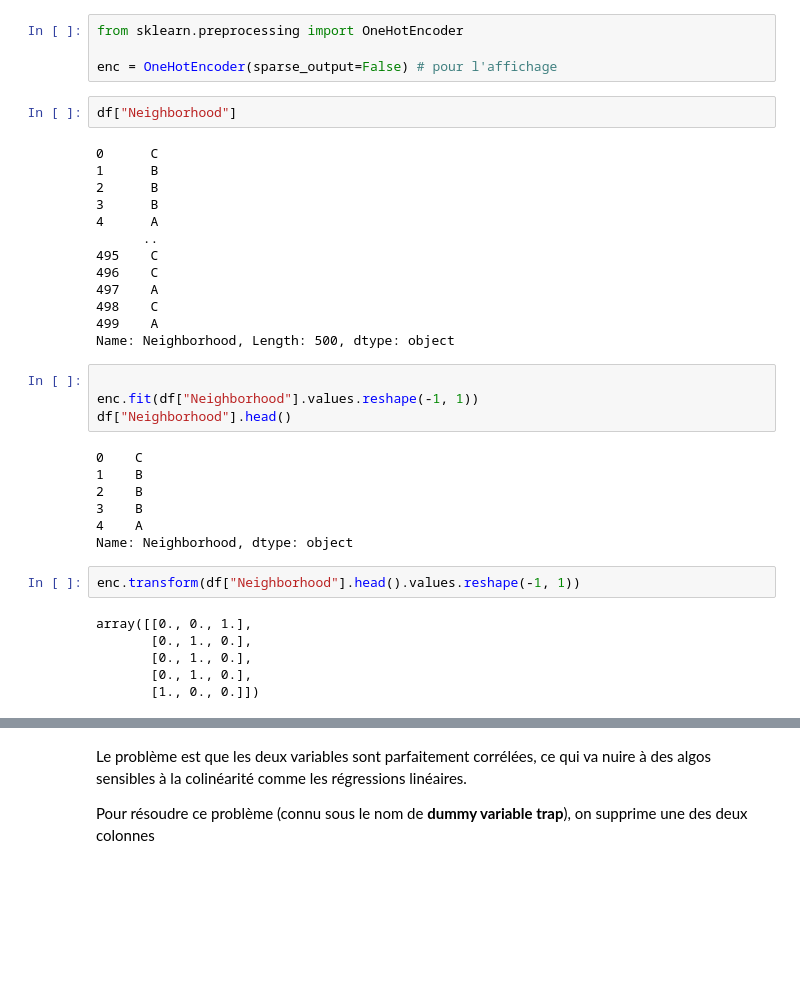
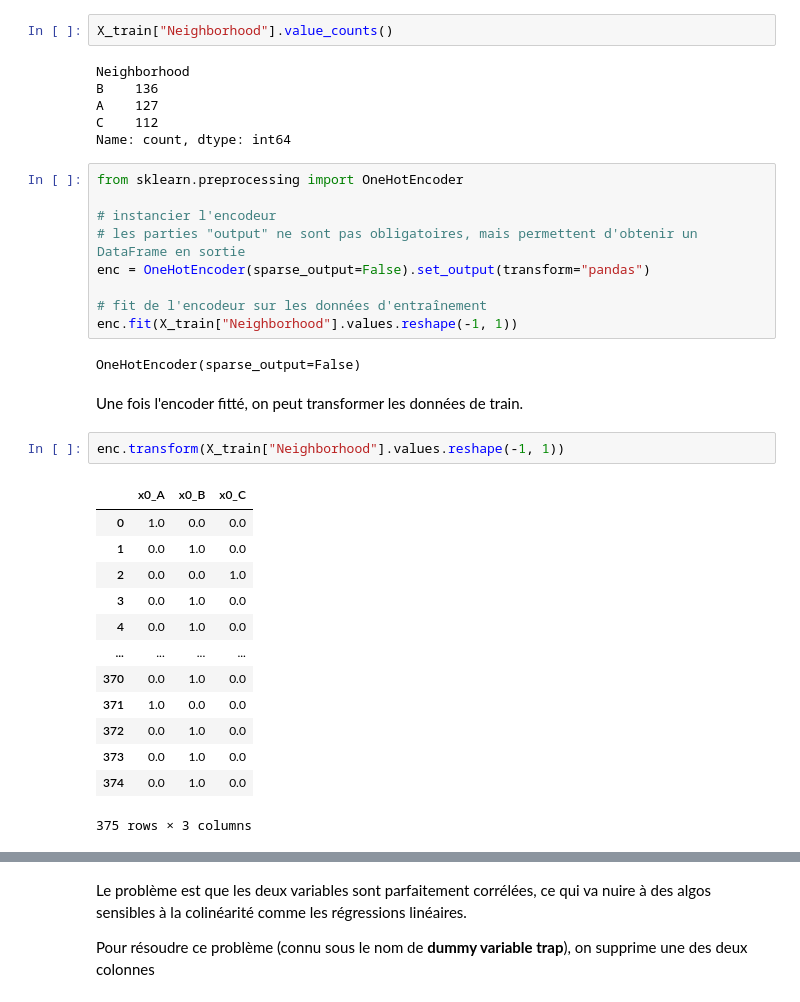
Before and after one commit to basile-desjuzeur/albert_school_ml2, a Jupyter notebook: 1. ML pipeline/5.encodings.ipynb, the cells around one changed output, grey strips where cells are left out. Saved outputs shown, nothing was run; the diff lists cells and outputs as text; blank space fills up the shorter version.

```diff
--- a/1. ML pipeline/5.encodings.ipynb
+++ b/1. ML pipeline/5.encodings.ipynb
@@ -77,38 +86,37 @@ Ici nous avons différents cas de figures : les colonnes peuvent avoir deux vale
+# %%
+X_train["Neighborhood"].value_counts()
+# %% [output]
+Neighborhood
+B    136
+A    127
+C    112
+Name: count, dtype: int64
 # %%
 from sklearn.preprocessing import OneHotEncoder
 
-enc = OneHotEncoder(sparse_output=False) # pour l'affichage
+# instancier l'encodeur
+# les parties "output" ne sont pas obligatoires, mais permettent d'obtenir un DataFrame en sortie
+enc = OneHotEncoder(sparse_output=False).set_output(transform="pandas")
+
+# fit de l'encodeur sur les données d'entraînement
+enc.fit(X_train["Neighborhood"].values.reshape(-1, 1))
+# %% [output]
+OneHotEncoder(sparse_output=False)
-# %%
-df["Neighborhood"]
-# %% [output]
-0      C
-1      B
-2      B
-3      B
-4      A
-      ..
-495    C
-496    C
-497    A
-498    C
-499    A
-Name: Neighborhood, Length: 500, dtype: object
-# %%
-
-enc.fit(df["Neighborhood"].values.reshape(-1, 1))
-df["Neighborhood"].head()
-# %% [output]
-0    C
-1    B
-2    B
-3    B
-4    A
-Name: Neighborhood, dtype: object
+# %% [markdown]
+Une fois l'encoder fitté, on peut transformer les données de train.
 # %%
-enc.transform(df["Neighborhood"].head().values.reshape(-1, 1))
+enc.transform(X_train["Neighborhood"].values.reshape(-1, 1))
 # %% [output]
+|  | x0_A | x0_B | x0_C |
+| 0 | 1.0 | 0.0 | 0.0 |
+| 1 | 0.0 | 1.0 | 0.0 |
+| 2 | 0.0 | 0.0 | 1.0 |
+| 3 | 0.0 | 1.0 | 0.0 |
+| 4 | 0.0 | 1.0 | 0.0 |
+| ... | ... | ... | ... |
+| 370 | 0.0 | 1.0 | 0.0 |
+| 371 | 1.0 | 0.0 | 0.0 |
+| 372 | 0.0 | 1.0 | 0.0 |
+| 373 | 0.0 | 1.0 | 0.0 |
+| 374 | 0.0 | 1.0 | 0.0 |
-array([[0., 0., 1.],
-       [0., 1., 0.],
-       [0., 1., 0.],
-       [0., 1., 0.],
-       [1., 0., 0.]])
+375 rows × 3 columns
```
Also changed, not shown: parts of 51 cells of this notebook.
